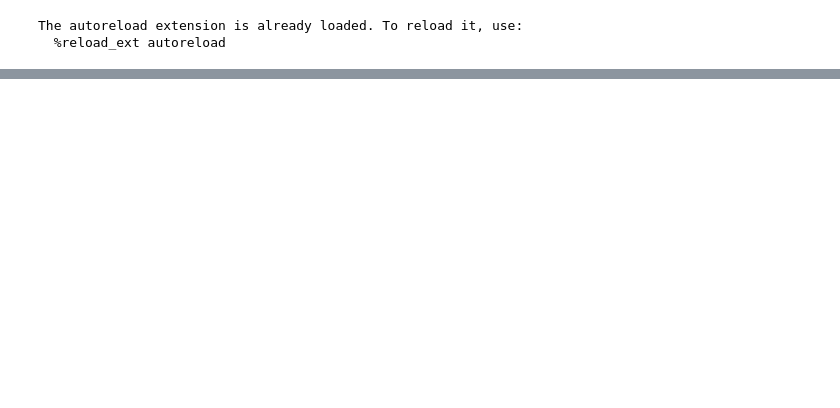
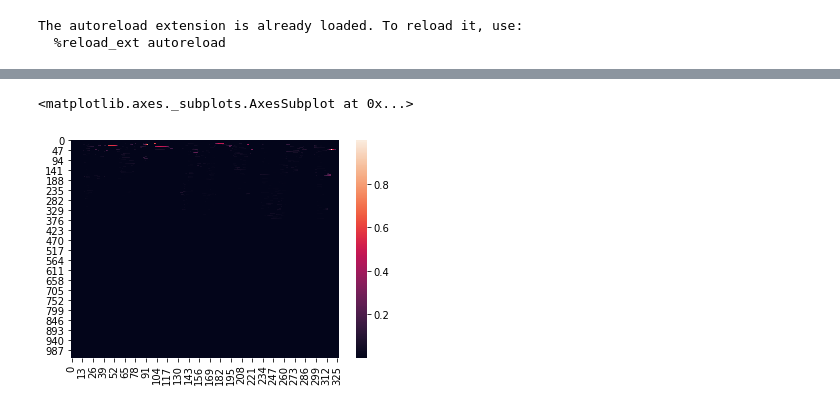
Before and after one commit to flembr/affect_recognition_hci, a Jupyter notebook: Overview.ipynb, the cells around one changed output, grey strips where cells are left out. Saved outputs shown, nothing was run; the diff lists cells and outputs as text; code cells hidden in the pictures; blank space fills up the shorter version.

```diff
--- a/Overview.ipynb
+++ b/Overview.ipynb
@@ -28,0 +64,7 @@ Recording('03a01Nc').df_tags
+# %%
+pitch,mag = librosa.core.piptrack(rec.raw_signal,hop_length=128)
+
+sns.heatmap((mag+0.000001)/np.sum((mag+0.000001),axis=0))
+# %% [output]
+<matplotlib.axes._subplots.AxesSubplot at 0x...>
+[figure, added]
```
Also changed, not shown: parts of 8 cells of this notebook, 5 other files.
